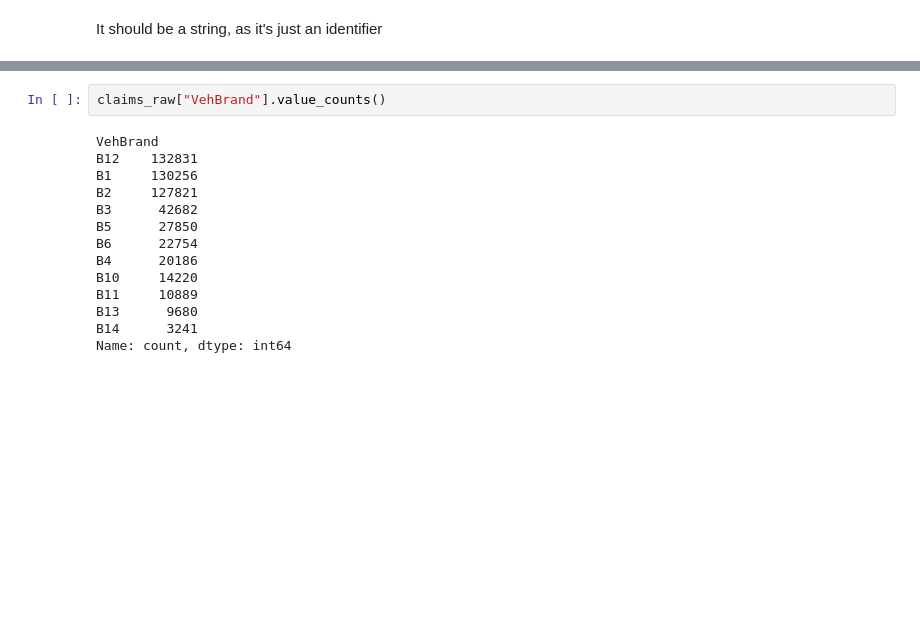
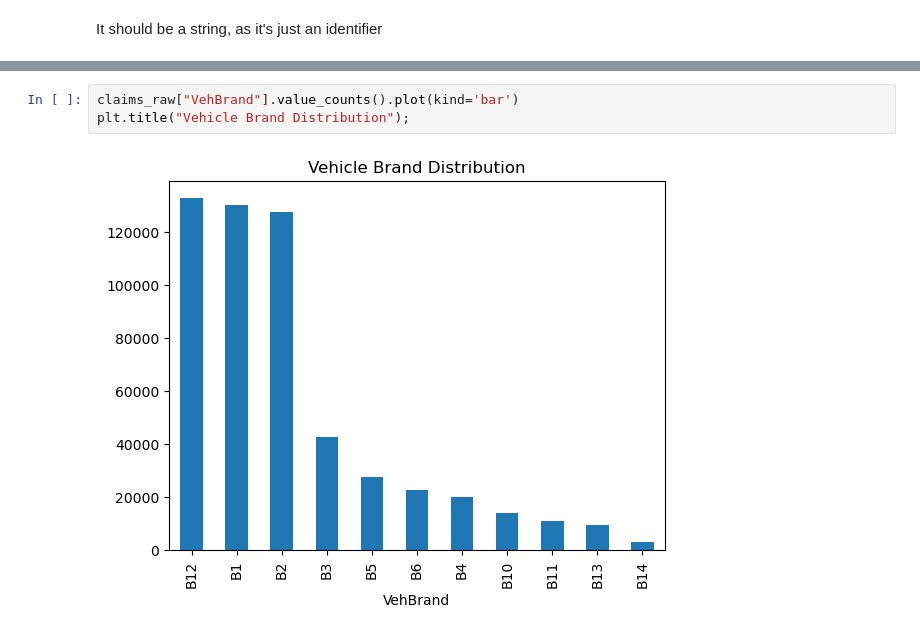
Before and after one commit to mindenki/2025-ITU-MachineLearning-Project-Claims-Risk-zrt, a Jupyter notebook: notebooks/01_Preprocessing_EDA.ipynb, the cells around one changed output, grey strips where cells are left out. Drawn from its saved outputs; the diff is of its cells as text; blank space fills up the shorter version.

```diff
--- a/notebooks/01_Preprocessing_EDA.ipynb
+++ b/notebooks/01_Preprocessing_EDA.ipynb
@@ -72,17 +66,6 @@ Name: count, dtype: int64
 # %%
-claims_raw["VehBrand"].value_counts()
+claims_raw["VehBrand"].value_counts().plot(kind='bar')
+plt.title("Vehicle Brand Distribution");
 # %% [output]
-VehBrand
-B12    132831
-B1     130256
-B2     127821
-B3      42682
-B5      27850
-B6      22754
-B4      20186
-B10     14220
-B11     10889
-B13      9680
-B14      3241
-Name: count, dtype: int64
+[figure, added]
 # %%
```
Also changed, not shown: parts of 45 cells of this notebook, 2 other files.
